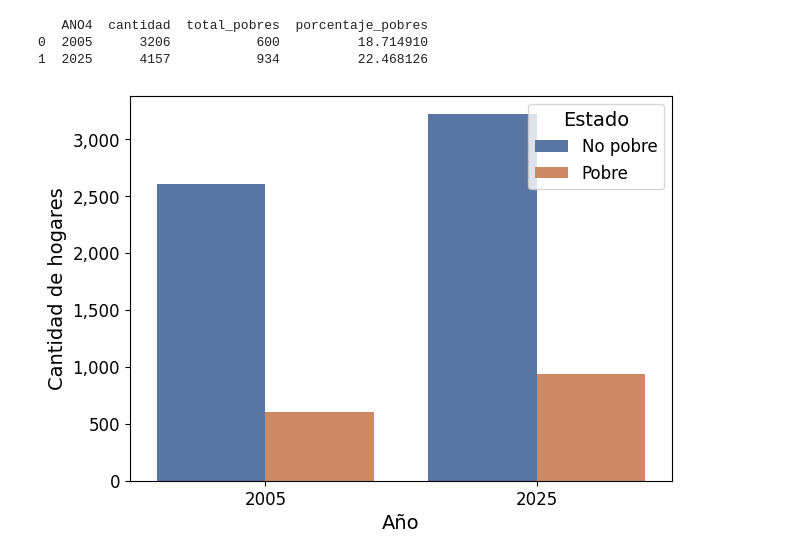
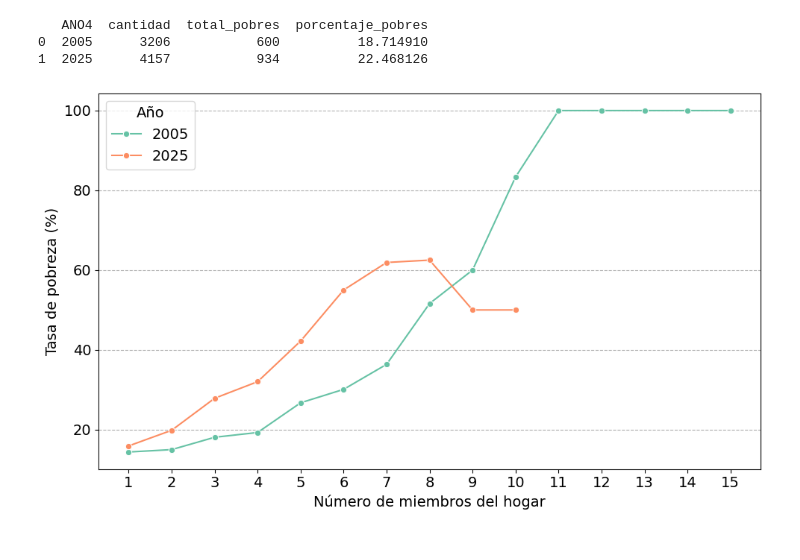
Before and after one commit to franlecam/BigDataUBA-Grupo1, a Jupyter notebook: tp1.ipynb, the cells around one changed output. Cells and saved outputs as stored; diff of their text form; code cells hidden in the pictures.

```diff
--- a/tp1.ipynb
+++ b/tp1.ipynb
@@ -1639,17 +1633,27 @@ print(stats_pobre)
 # %%
 # Consigna 9 b
 
-df_plot = df_respondieron.groupby(['ANO4', 'pobre']).size().reset_index(name='cantidad')
-df_plot['tipo'] = df_plot['pobre'].map({1: 'Pobre', 0: 'No pobre'})
+pobreza_tamano = df_respondieron.groupby(['COMPONENTE', 'ANO4'])['pobre'].mean().mul(100).reset_index(name='Tasa_Pobreza')
 
-plt.figure(figsize=(7,5))
-sns.barplot(data=df_plot, x='ANO4', y='cantidad', hue='tipo', palette=['#4c72b0', '#dd8452'])
-plt.ylabel('Cantidad de hogares', fontsize=14)
-plt.xlabel('Año', fontsize=14)
-plt.xticks(fontsize=12)
-plt.yticks(fontsize=12)
-plt.legend(title='Estado', fontsize=12)
-plt.gca().yaxis.set_major_formatter(mtick.StrMethodFormatter('{x:,.0f}'))
+plt.figure(figsize=(10, 6))
+sns.lineplot(
+    data=pobreza_tamano,
+    x='COMPONENTE',
+    y='Tasa_Pobreza',
+    hue='ANO4',
+    marker='o',
+    palette='Set2'
+)
+#plt.title('Tasa de Pobreza en la Patagonia por Tamaño del Hogar (2005 vs. 2025)', fontsize=16)
+plt.xlabel('Número de miembros del hogar', fontsize=14)
+plt.ylabel('Tasa de pobreza (%)', fontsize=14)
+plt.legend(title='Año', loc='upper left')
+plt.grid(axis='y', linestyle='--')
+plt.xticks(pobreza_tamano['COMPONENTE'].unique()) # Mostrar todas las etiquetas de tamaño de hogar
+plt.tight_layout()
 plt.show()
+# [Image of Line plot showing poverty rate by household size for two different years]
+
+del pobreza_tamano
 # %% [output]
-[figure, old version]
+[figure, new version]
```
Also changed, not shown: parts of 7 cells of this notebook.
